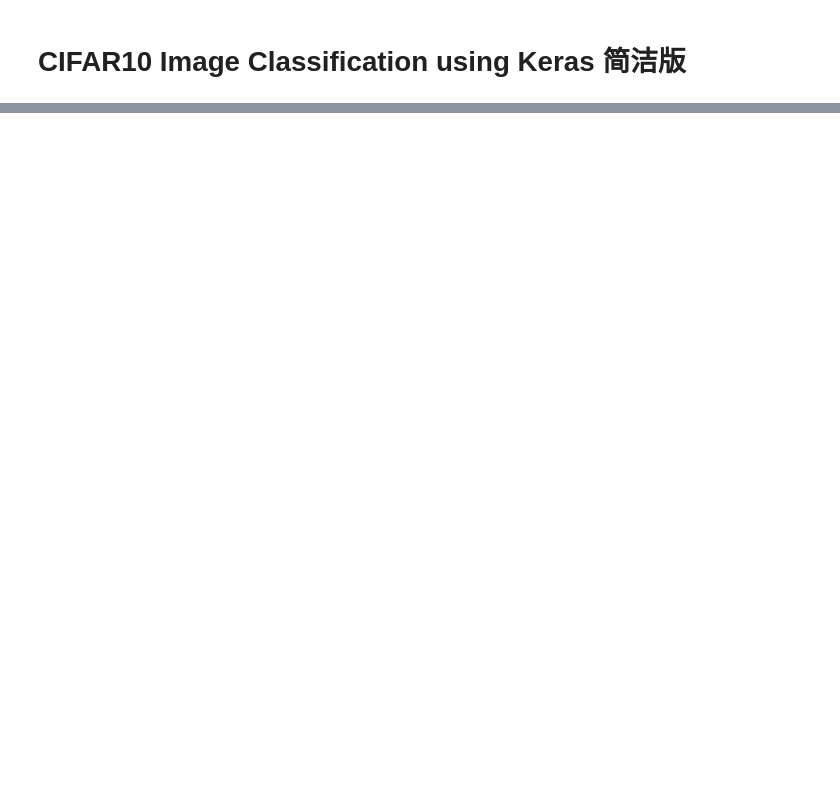
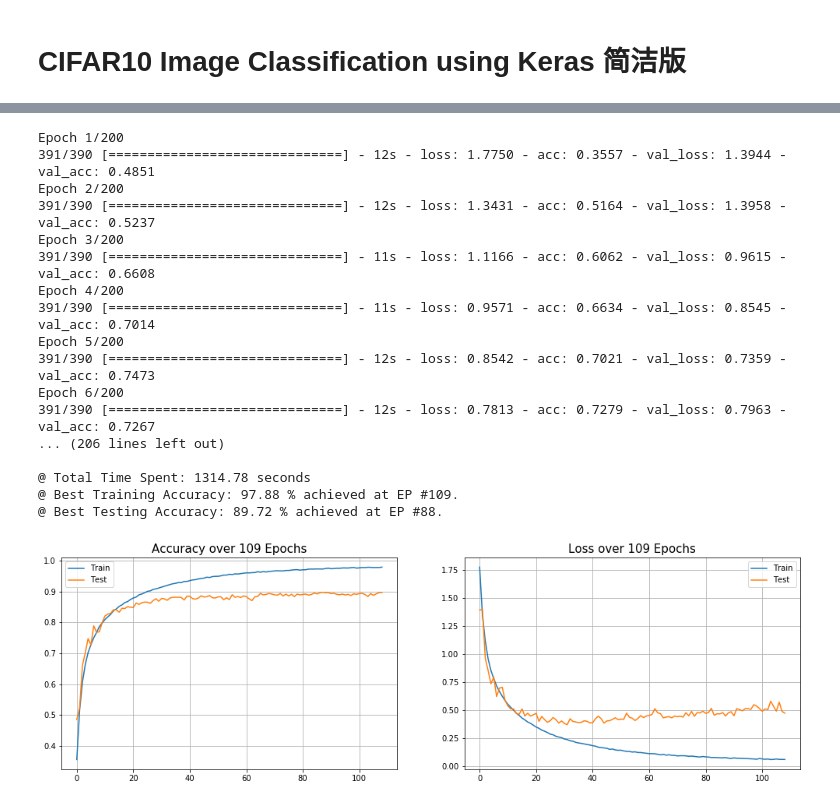
Before and after one commit to mtyylx/MLND, a Jupyter notebook: P5_Image_Classification/CIFAR10 Image Classification using Keras (Concise).ipynb, the cells around one changed output, grey strips where cells are left out. Cells and saved outputs as stored; diff of their text form; code cells hidden in the pictures; blank space fills up the shorter version.

```diff
--- a/P5_Image_Classification/CIFAR10 Image Classification using Keras (Concise).ipynb
+++ b/P5_Image_Classification/CIFAR10 Image Classification using Keras (Concise).ipynb
@@ -138,7 +68,0 @@ ________________________________________________________________________________
-# %%
-nb_epoch = 100
-batch_size = 256
-start = time.time()
-h = model1.fit(x=X_train, y=y_train, batch_size=batch_size, epochs=nb_epoch, validation_data=(X_test, y_test), shuffle=True)
-model1.save('CIFAR10_model_dual_GPU_1.h5')
-print('@ Total Time Spent: %.2f seconds' % (time.time() - start))
@@ -166,2 +68,0 @@ plot_acc_loss(h, nb_epoch)
-# %%
-model1 = load_model('CIFAR10_model_dual_GPU_1.h5')
@@ -203,0 +69,55 @@ Epoch 35/100
+# %%
+def train(model, batch, epoch, data_augmentation=True):
+    start = time()
+    es = EarlyStopping(monitor='val_acc', patience=20)
+    mc = ModelCheckpoint('CIFAR10-EP{epoch:02d}-ACC{val_acc:.4f}.h5', monitor='val_acc', save_best_only=True)
+
+    if data_augmentation:
+        aug = ImageDataGenerator(width_shift_range = 0.1, height_shift_range = 0.1, horizontal_flip = True)
+        aug.fit(X_train)
+        gen = aug.flow(X_train, y_train, batch_size=batch)
+        h = model.fit_generator(generator=gen,
+                                 steps_per_epoch=50000/batch,
+                                 epochs=epoch,
+                                 validation_data=(X_test, y_test),
+                                 callbacks=[es, mc])
+    else:
+        start = time()
+        h = model.fit(x=X_train,
+                      y=y_train,
+                      batch_size=batch,
+                      epochs=epoch,
+                      validation_data=(X_test, y_test),
+                      callbacks=[es, mc])
+
+    print('\n@ Total Time Spent: %.2f seconds' % (time() - start))
+    acc, val_acc = h.history['acc'], h.history['val_acc']
+    m_acc, m_val_acc = np.argmax(acc), np.argmax(val_acc)
+    print("@ Best Training Accuracy: %.2f %% achieved at EP #%d." % (acc[m_acc] * 100, m_acc + 1))
+    print("@ Best Testing Accuracy: %.2f %% achieved at EP #%d." % (val_acc[m_val_acc] * 100, m_val_acc + 1))
+    return h
+# %%
+epoch = 200
+batch = 128
+
+h = train(model1, batch, epoch)
+accuracy_curve(h)
+# %% [output]
+Epoch 1/200
+391/390 [==============================] - 12s - loss: 1.7750 - acc: 0.3557 - val_loss: 1.3944 - val_acc: 0.4851
+Epoch 2/200
+391/390 [==============================] - 12s - loss: 1.3431 - acc: 0.5164 - val_loss: 1.3958 - val_acc: 0.5237
+Epoch 3/200
+391/390 [==============================] - 11s - loss: 1.1166 - acc: 0.6062 - val_loss: 0.9615 - val_acc: 0.6608
+Epoch 4/200
+391/390 [==============================] - 11s - loss: 0.9571 - acc: 0.6634 - val_loss: 0.8545 - val_acc: 0.7014
+Epoch 5/200
+391/390 [==============================] - 12s - loss: 0.8542 - acc: 0.7021 - val_loss: 0.7359 - val_acc: 0.7473
+Epoch 6/200
+391/390 [==============================] - 12s - loss: 0.7813 - acc: 0.7279 - val_loss: 0.7963 - val_acc: 0.7267
+... (206 lines left out)
+
+@ Total Time Spent: 1314.78 seconds
+@ Best Training Accuracy: 97.88 % achieved at EP #109.
+@ Best Testing Accuracy: 89.72 % achieved at EP #88.
+[figure, added]
```
Also changed, not shown: parts of 7 cells of this notebook, 1 other file.
